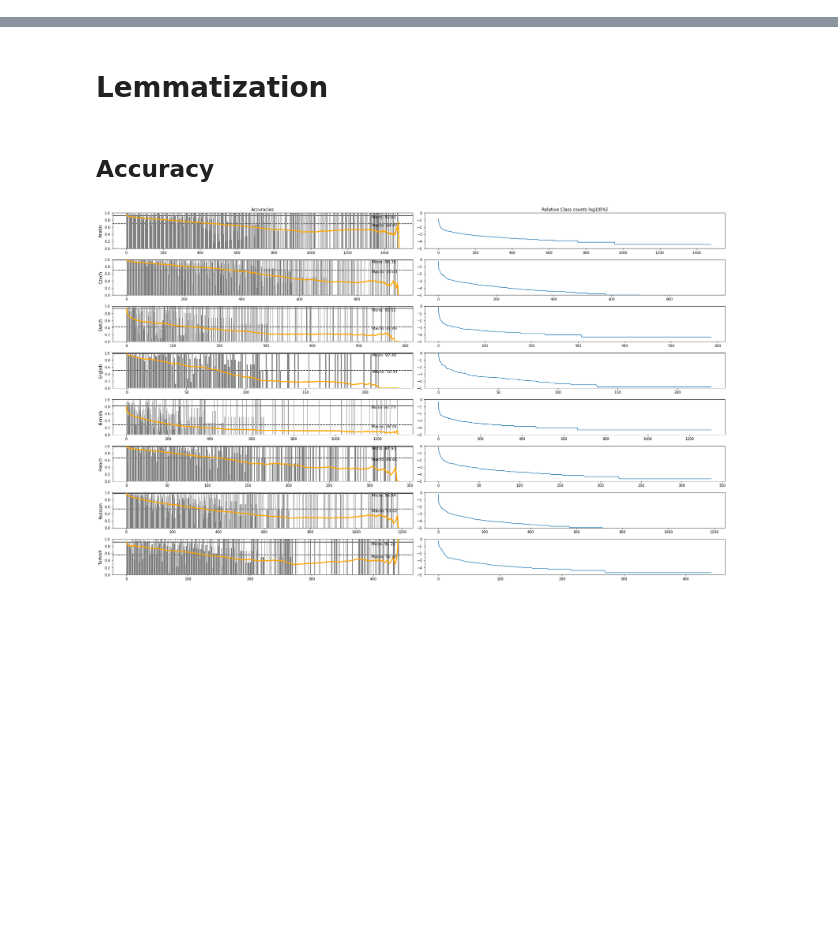
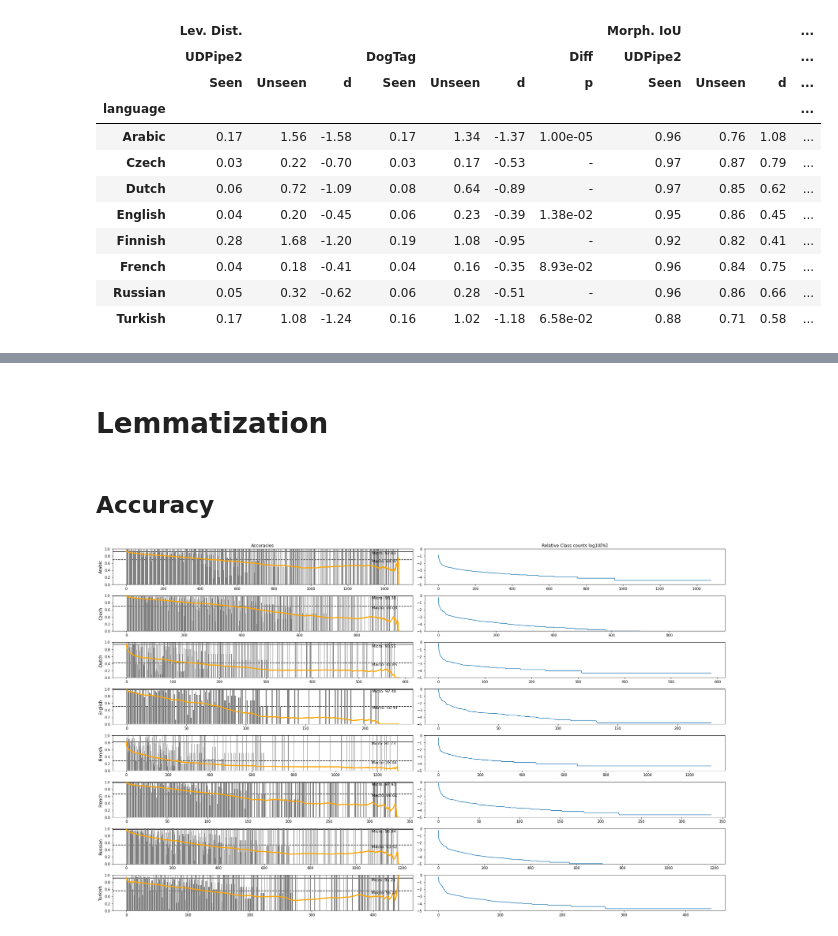
Before and after one commit to ioverho/morph_tag_lemmatize, a Jupyter notebook: evaluation.ipynb, the cells around one changed output, grey strips where cells are left out. Drawn from its saved outputs; the diff is of its cells as text; code cells hidden in the pictures; blank space fills up the shorter version.

```diff
--- a/evaluation.ipynb
+++ b/evaluation.ipynb
@@ -53,0 +283,17 @@ langs
+# %%
+df_lemma = build_df(conditioned_stats_lemma)[["Lev. Dist.", "Morph. IoU"]].round(2)
+df_lemma = df_lemma[sorted([col for col in df_lemma.columns if "z" not in col], key=lambda x: x[0])]
+df_lemma
+# %% [output]
+|  | Lev. Dist. |  |  |  |  |  |  | Morph. IoU |  |  | ... |
+|  | UDPipe2 |  |  | DogTag |  |  | Diff | UDPipe2 |  |  | ... |
+|  | Seen | Unseen | d | Seen | Unseen | d | p | Seen | Unseen | d | ... |
+| language |  |  |  |  |  |  |  |  |  |  | ... |
+| Arabic | 0.17 | 1.56 | -1.58 | 0.17 | 1.34 | -1.37 | 1.00e-05 | 0.96 | 0.76 | 1.08 | ... |
+| Czech | 0.03 | 0.22 | -0.70 | 0.03 | 0.17 | -0.53 | - | 0.97 | 0.87 | 0.79 | ... |
+| Dutch | 0.06 | 0.72 | -1.09 | 0.08 | 0.64 | -0.89 | - | 0.97 | 0.85 | 0.62 | ... |
+| English | 0.04 | 0.20 | -0.45 | 0.06 | 0.23 | -0.39 | 1.38e-02 | 0.95 | 0.86 | 0.45 | ... |
+| Finnish | 0.28 | 1.68 | -1.20 | 0.19 | 1.08 | -0.95 | - | 0.92 | 0.82 | 0.41 | ... |
+| French | 0.04 | 0.18 | -0.41 | 0.04 | 0.16 | -0.35 | 8.93e-02 | 0.96 | 0.84 | 0.75 | ... |
+| Russian | 0.05 | 0.32 | -0.62 | 0.06 | 0.28 | -0.51 | - | 0.96 | 0.86 | 0.66 | ... |
+| Turkish | 0.17 | 1.08 | -1.24 | 0.16 | 1.02 | -1.18 | 6.58e-02 | 0.88 | 0.71 | 0.58 | ... |
```
Also changed, not shown: parts of 11 cells of this notebook, 12 other files.
